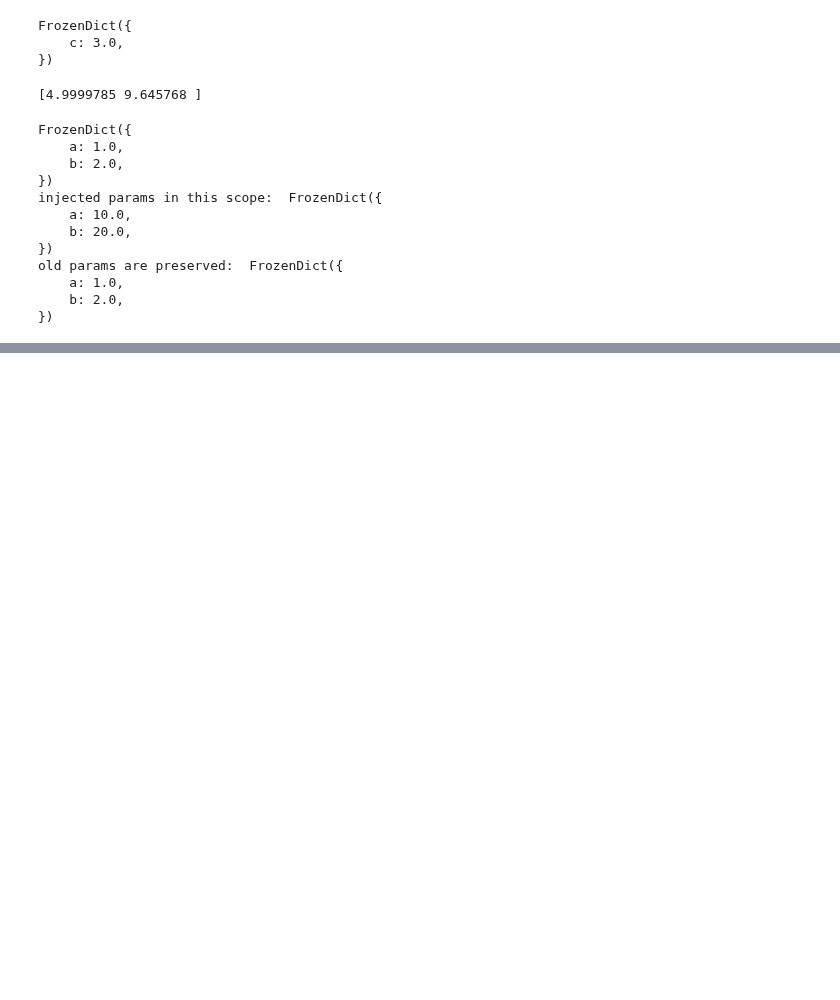
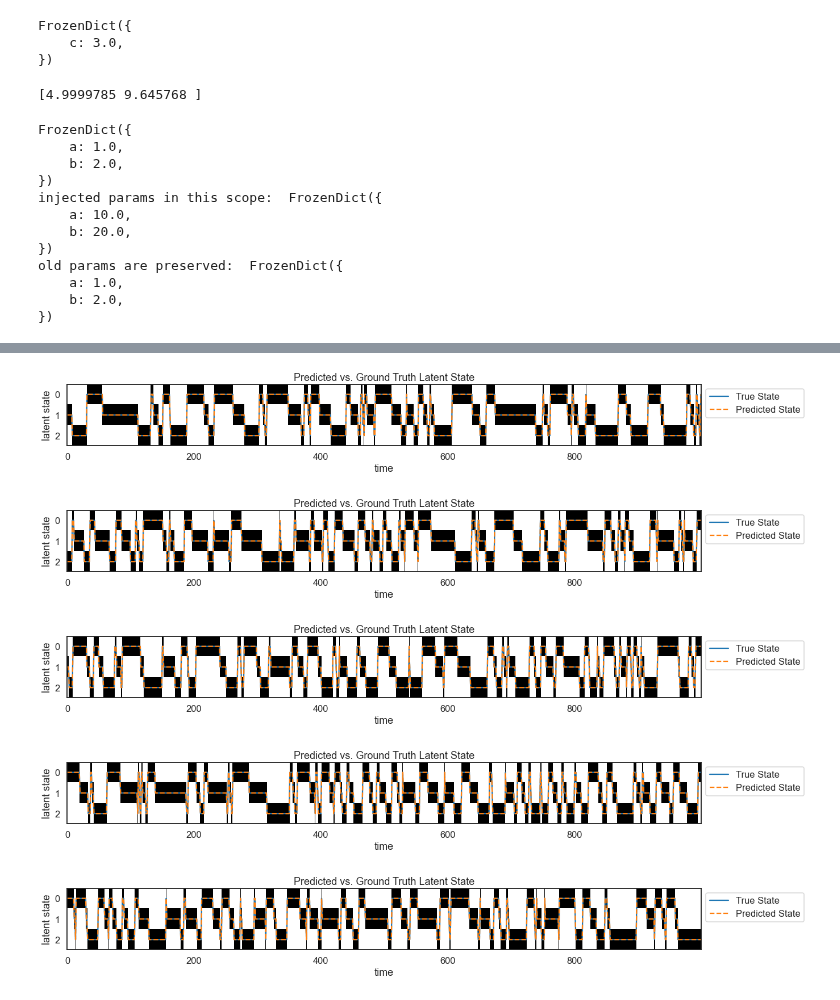
Before and after one commit to lindermanlab/ssm-jax, a Jupyter notebook: notebooks/scratch/params.ipynb, the cells around one changed output, grey strips where cells are left out. Cells and saved outputs as stored; diff of their text form; code cells hidden in the pictures; blank space fills up the shorter version.

```diff
--- a/notebooks/scratch/params.ipynb
+++ b/notebooks/scratch/params.ipynb
@@ -178,0 +319,14 @@ Parameters = FrozenDict({
+# %%
+for trial_idx in range(5):
+    posterior = fitted_hmm.e_step(data)
+    Ez = posterior.expected_states[trial_idx]
+
+    perm = find_permutation(states[trial_idx], np.argmax(Ez, axis=-1))
+
+    plot_posterior_states(Ez, states[trial_idx], perm)
+# %% [output]
+[figure, added]
+[figure, added]
+[figure, added]
+[figure, added]
+[figure, added]
```
Also changed, not shown: parts of 13 cells of this notebook.
